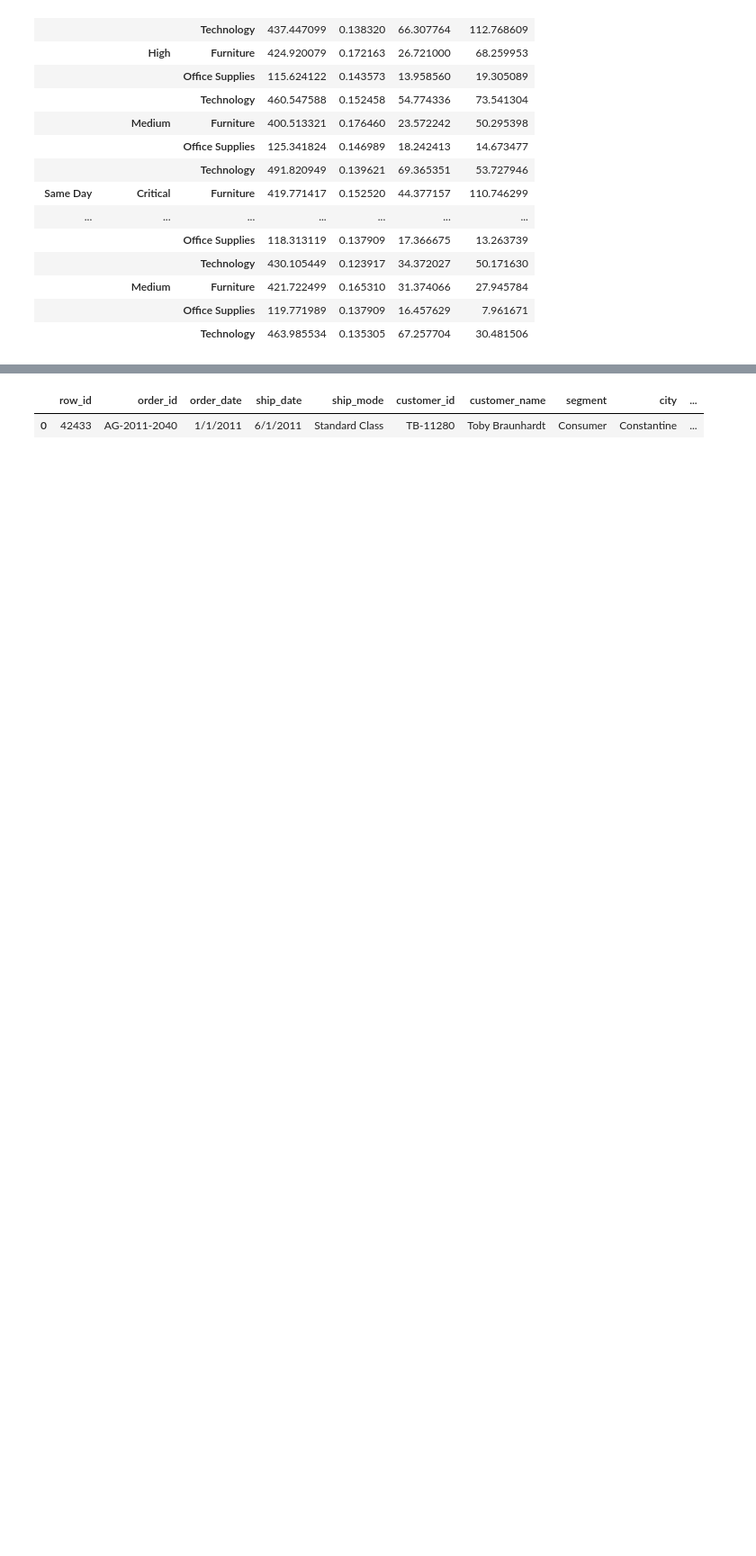
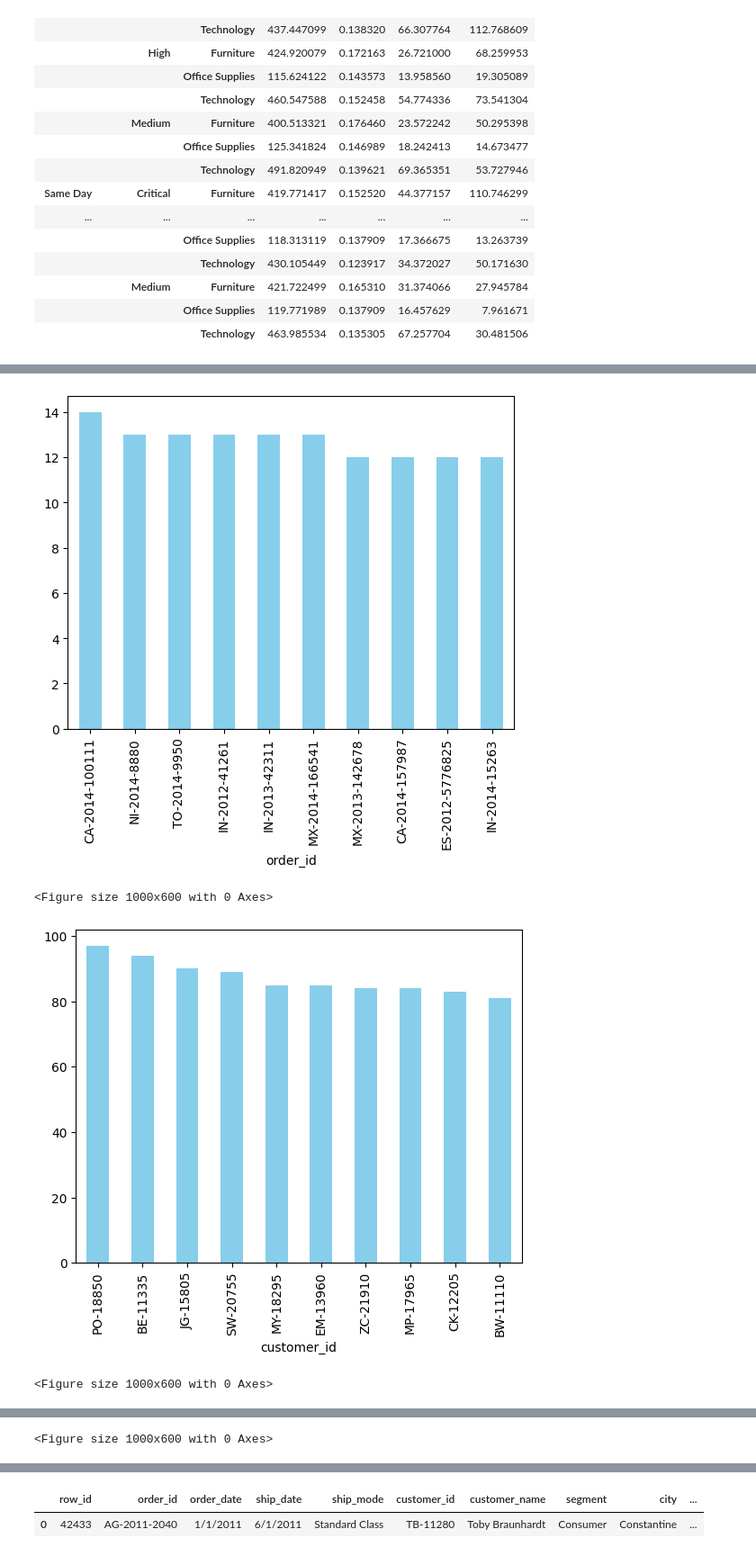
Before and after one commit to TheNurseProgrammer/Proyect_Bedu_Mod4, a Jupyter notebook: Proyecto_Mod4.ipynb, the cells around one changed output, grey strips where cells are left out. Shown at 90% size. Saved outputs shown, nothing was run; the diff lists cells and outputs as text; code cells hidden in the pictures; blank space fills up the shorter version.

```diff
--- a/Proyecto_Mod4.ipynb
+++ b/Proyecto_Mod4.ipynb
@@ -170,0 +313,4 @@ array([[<Axes: title={'center': 'row_id'}>,
+# %%
+for i in vard:
+    if df[i].value_counts().count() > 20:
+        print(f"Las variables con más de 20 valores son {i}")
@@ -186,0 +437,14 @@ Name: count, Length: 24575, dtype: int64
+# %%
+ for i in vard:
+
+    if df[i].value_counts().count() > 20:
+
+        top_10_values = df[i].value_counts().head(10)
+        top_10_values.plot(kind='bar', color='skyblue')
+        plt.figure(figsize=(10, 6))
+        plt.show()
+# %% [output]
+[figure, added]
+<Figure size 1000x600 with 0 Axes>
+[figure, added]
+<Figure size 1000x600 with 0 Axes>
@@ -186,0 +452 @@ Name: count, Length: 24575, dtype: int64
+<Figure size 1000x600 with 0 Axes>
```
Also changed, not shown: parts of 64 cells of this notebook.
